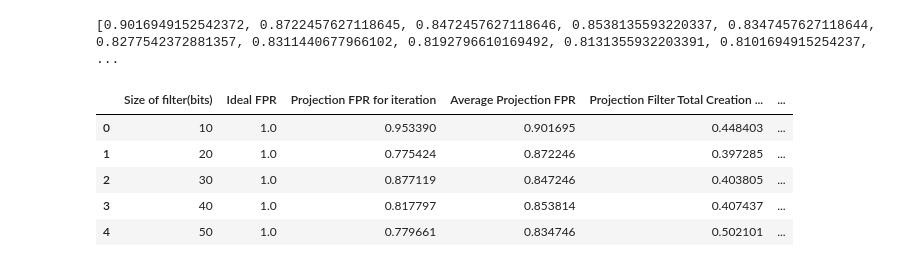
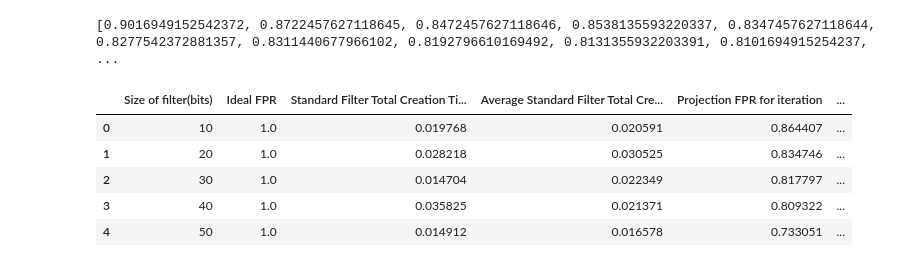
Before and after one commit to borthakur/Learned-Bloom-Filters, a Jupyter notebook: cardio_rerun.ipynb, the cells around one changed output. Cells and saved outputs as stored; diff of their text form; code cells hidden in the pictures.

```diff
--- a/cardio_rerun.ipynb
+++ b/cardio_rerun.ipynb
@@ -138,7 +166,7 @@ def eff_k(m,n,r):
         return 1
     return k
 # %%
-def get_data_points_Projection(x_train,x_test,y_train,init_size,diff,num,epochs,fpr_values,size_values,times):
+def get_data_points_Projection(x_train,x_test,y_train,init_size,diff,num,epochs,fpr_values,size_values,times,standard_times):
     input_dim = x_train.shape[1]
     n = sum(y_train)
     x_pos = x_train[(y_train==1).reshape(-1)]
@@ -148,6 +176,14 @@ def get_data_points_Projection(x_train,x_test,y_train,init_size,diff,num,epochs,
         m = init_size + i*diff
         k = eff_k(m,n,1)
         fpr = 1
+        start1 = timeit.default_timer()
+
+        stanbf = BloomFilter(m,k)
+        for x_pos_i in x_pos:
+            stanbf.add(sum(x_pos_i))
+
+        stop1 = timeit.default_timer()
+
         start = timeit.default_timer()
         tempbf = Projection_BloomFilter(m,k,input_dim)
         for j in range(0,epochs):
@@ -159,20 +195,22 @@ def get_data_points_Projection(x_train,x_test,y_train,init_size,diff,num,epochs,
                 tempbf=bf
         stop = timeit.default_timer()
         fpr_test=find_fpr2(tempbf,x_test)
-        print("Size: %d Bits - FPR: %f - Time Taken to create filter(sec): %f \n\n\n" % (m,fpr_test,stop-start))
+        print("Size: %d Bits - FPR: %f - Time Taken to create Standard: %f - Time Taken to create Projecion: %f \n\n\n" % (m,fpr_test,stop1-start1,stop-start))
         fpr_values += [fpr_test]
         size_values += [m]
         times += [stop-start]
+        standard_times += [stop1-start1]
 # %%
-num_of_iterations = 20 #Increase to make graph smoother
+num_of_iterations = 5#Increase to make graph smoother
 
 fpr_values = []
 size_values = []
 times = []
+standard_times = []
 
 for i in range(0,num_of_iterations):
     print("~~~~~~~~ Iteration %d ~~~~~~~~ \n" %(i+1))
-    get_data_points_Projection(x_train,x_test,y_train,10,10,300,100,fpr_values,size_values,times)
+    get_data_points_Projection(x_train,x_test,y_train,10,10,300,100,fpr_values,size_values,times,standard_times)
 # %% [output]
 ~~~~~~~~ Iteration 1 ~~~~~~~~
 
@@ -215,3 +253,13 @@ for i in range(0,total_fprs//num_of_iterations):
 print(len(average_times))
 # %% [output]
 300
+# %%
+total_standard_times = len(standard_times)
+average_standard_times = []
+for i in range(0,total_fprs//num_of_iterations):
+    temp = 0
+    for j in range(0,num_of_iterations):
+        temp += standard_times[i+j*(total_fprs//num_of_iterations)]
+    temp /= num_of_iterations
+    average_standard_times += [temp]
+print(len(average_standard_times))
@@ -259,15 +309,15 @@ print(average_fprs)
 # %% [output]
 [0.9016949152542372, 0.8722457627118645, 0.8472457627118646, 0.8538135593220337, 0.8347457627118644, 0.8277542372881357, 0.8311440677966102, 0.8192796610169492, 0.8131355932203391, 0.8101694915254237, ...
 # %%
-saved_data = list(zip(size_values, y_ideal, fpr_values, average_fprs, times, average_times))
-df = pd.DataFrame(saved_data,columns = ['Size of filter(bits)','Ideal FPR', 'Projection FPR for iteration', 'Average Projection FPR', 'Projection Filter Total Creation Time(sec)', 'Average Projection Filter Total Creation Time(sec)'])
+saved_data = list(zip(size_values, y_ideal, standard_times, average_standard_times, fpr_values, average_fprs, times, average_times))
+df = pd.DataFrame(saved_data,columns = ['Size of filter(bits)','Ideal FPR','Standard Filter Total Creation Time(sec)', 'Average Standard Filter Total Creation Time(sec)', 'Projection FPR for iteration', 'Average Projection FPR', 'Projection Filter Total Creation Time(sec)', 'Average Projection Filter Total Creation Time(sec)'])
 df.head()
 # %% [output]
-|  | Size of filter(bits) | Ideal FPR | Projection FPR for iteration | Average Projection FPR | Projection Filter Total Creation ... | ... |
-| 0 | 10 | 1.0 | 0.953390 | 0.901695 | 0.448403 | ... |
-| 1 | 20 | 1.0 | 0.775424 | 0.872246 | 0.397285 | ... |
-| 2 | 30 | 1.0 | 0.877119 | 0.847246 | 0.403805 | ... |
-| 3 | 40 | 1.0 | 0.817797 | 0.853814 | 0.407437 | ... |
-| 4 | 50 | 1.0 | 0.779661 | 0.834746 | 0.502101 | ... |
+|  | Size of filter(bits) | Ideal FPR | Standard Filter Total Creation Ti... | Average Standard Filter Total Cre... | Projection FPR for iteration | ... |
+| 0 | 10 | 1.0 | 0.019768 | 0.020591 | 0.864407 | ... |
+| 1 | 20 | 1.0 | 0.028218 | 0.030525 | 0.834746 | ... |
+| 2 | 30 | 1.0 | 0.014704 | 0.022349 | 0.817797 | ... |
+| 3 | 40 | 1.0 | 0.035825 | 0.021371 | 0.809322 | ... |
+| 4 | 50 | 1.0 | 0.014912 | 0.016578 | 0.733051 | ... |
 # %%
 df.to_csv('/Users/aditijain/Desktop/NewFolderWithItems/SURA/Cardio_rerun_epochs_100.csv')
```
Also changed, not shown: parts of 6 cells of this notebook.
